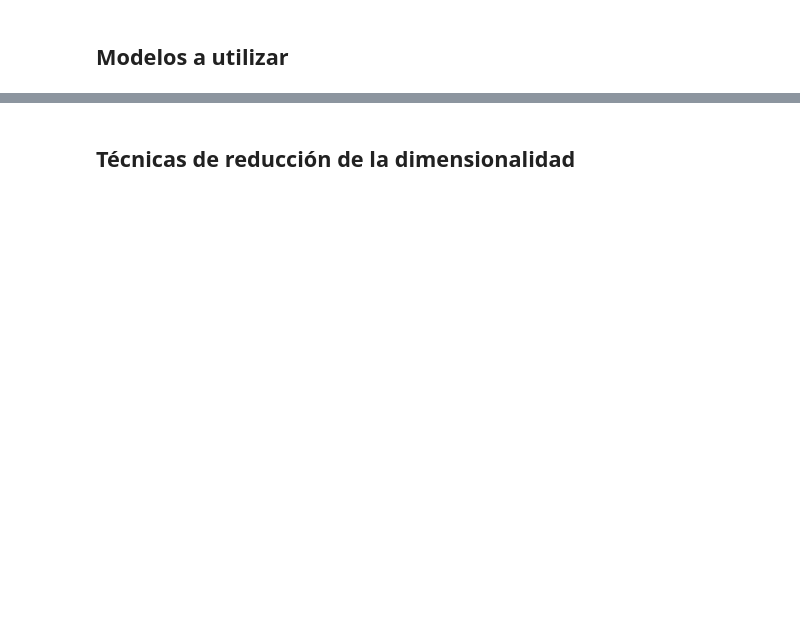
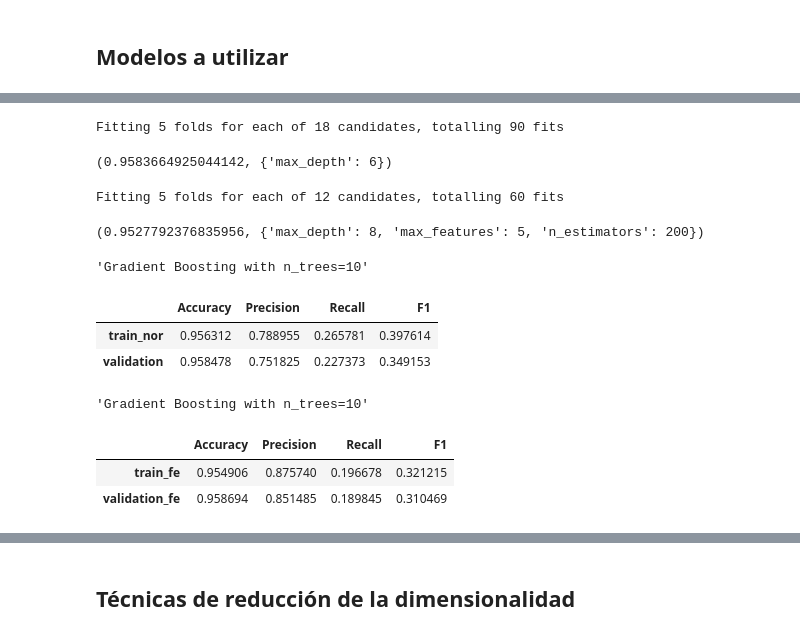
Before and after one commit to MatiasWilliner/TP_ML_Dominguez_Lastra_Williner, a Jupyter notebook: tp2_experimentation.ipynb, the cells around one changed output, grey strips where cells are left out. Saved outputs shown, nothing was run; the diff lists cells and outputs as text; code cells hidden in the pictures; blank space fills up the shorter version.

```diff
--- a/tp2_experimentation.ipynb
+++ b/tp2_experimentation.ipynb
@@ -260,16 +413,75 @@ Los modelos que vamos a utilizar van a ser:
+# %%
+#Grid Search:Árbol con profundidad
+from sklearn.model_selection import GridSearchCV
+
+profundidad = list(range(2, 20))
+tree = tree_model_limit
+param_grid = dict(max_depth=profundidad)
+
+clf = GridSearchCV(tree, param_grid, refit=True,verbose=1)
+
+gs_pipe = Pipeline([
+    ('mapper', mapper),
+    ('imputer', IterativeImputer(random_state=42)),
+    ('classifier', clf),
+])
+
+gs_pipe.fit(train_nor, train_nor.is_home_run)
+
+clf.best_score_, clf.best_params_
+# %% [output]
+Fitting 5 folds for each of 18 candidates, totalling 90 fits
+(0.9583664925044142, {'max_depth': 6})
+# %%
+#Grid Search: Random Forest
+
+parameters = {'n_estimators': [100, 200],
+              'max_depth':[3, 5, 8],
+              'max_features': [2, 5]}
+
+clf = GridSearchCV(forest_model, parameters, refit=True, verbose=1)
+
+gs_pipe = Pipeline([
+    ('mapper', mapper),
+    ('imputer', IterativeImputer(random_state=42)),
+    ('classifier', clf),
+])
+
+gs_pipe.fit(train_nor, train_nor.is_home_run)
+
+clf.best_score_, clf.best_params_
+# %% [output]
+Fitting 5 folds for each of 12 candidates, totalling 60 fits
+(0.9527792376835956, {'max_depth': 8, 'max_features': 5, 'n_estimators': 200})
 # %%
 from sklearn import metrics
 
-pipel = Pipeline([
-    ('mapper', mapper_con_fe),
+# Aplicación Gradient boosting
+
+modelGradBoost10 = Pipeline([
+    ('mapper', mapper),
     ('imputer', IterativeImputer(random_state=42)),
-    ('classifier', LogisticRegression(random_state=42)),
+    ('classifier', GradientBoostingClassifier(n_estimators=10, random_state=42))
 ])
+modelGradBoost10.fit(train_nor, train_nor.is_home_run)
+evaluate_model(modelGradBoost10, title='Gradient Boosting with n_trees=10')
 
-pipel.fit(train, train.is_home_run)
+#Aplicación Gradient boosting
 
-y_pred = pipel.predict(test)
-y_pred
-print(metrics.classification_report(test.is_home_run, y_pred))
-metrics.precision_score(test.is_home_run, y_pred)
+modelGradBoost10_fe = Pipeline([
+    ('mapper', mapper_fe),
+    ('imputer', IterativeImputer(random_state=42)),
+    ('classifier', GradientBoostingClassifier(n_estimators=10, random_state=42))
+])
+modelGradBoost10_fe.fit(train_fe, train_fe.is_home_run)
+evaluate_model_fe(modelGradBoost10_fe, title='Gradient Boosting with n_trees=10')
+# %% [output]
+'Gradient Boosting with n_trees=10'
+|  | Accuracy | Precision | Recall | F1 |
+| train_nor | 0.956312 | 0.788955 | 0.265781 | 0.397614 |
+| validation | 0.958478 | 0.751825 | 0.227373 | 0.349153 |
+'Gradient Boosting with n_trees=10'
+|  | Accuracy | Precision | Recall | F1 |
+| train_fe | 0.954906 | 0.875740 | 0.196678 | 0.321215 |
+| validation_fe | 0.958694 | 0.851485 | 0.189845 | 0.310469 |
 # %%
```
Also changed, not shown: parts of 31 cells of this notebook.
